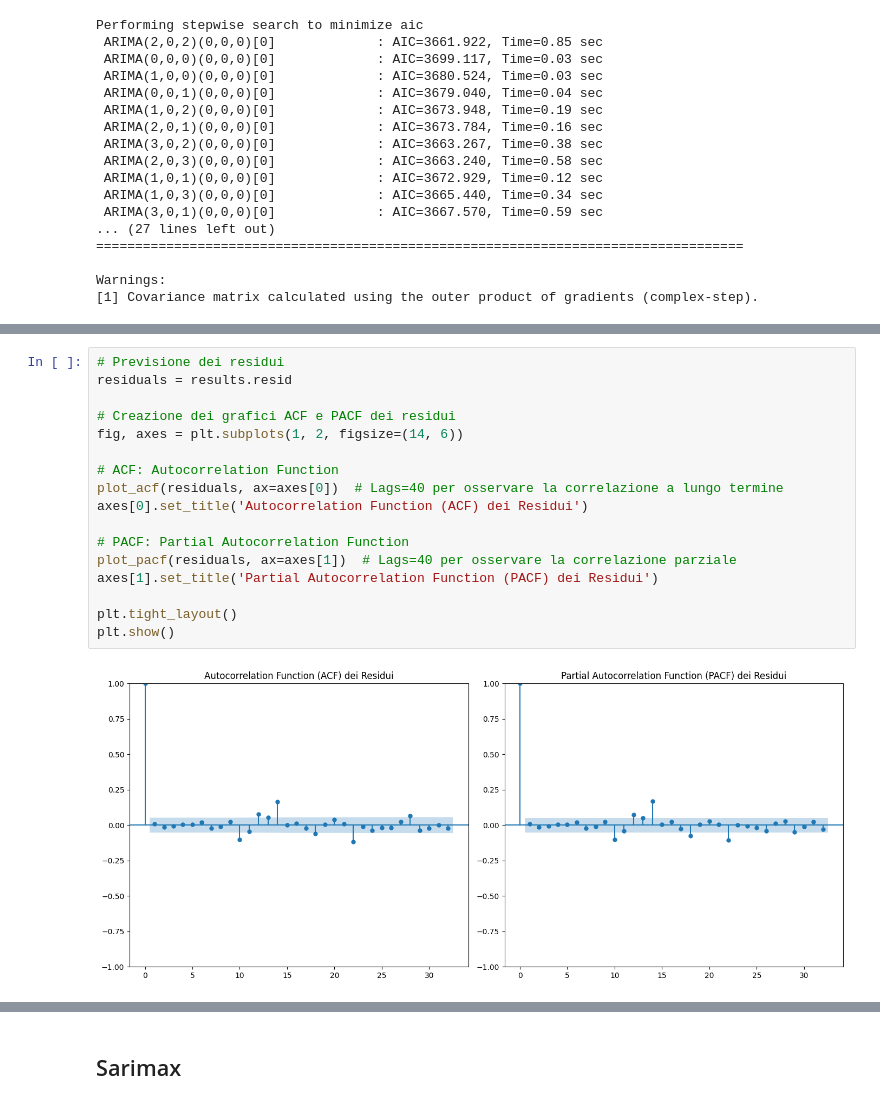
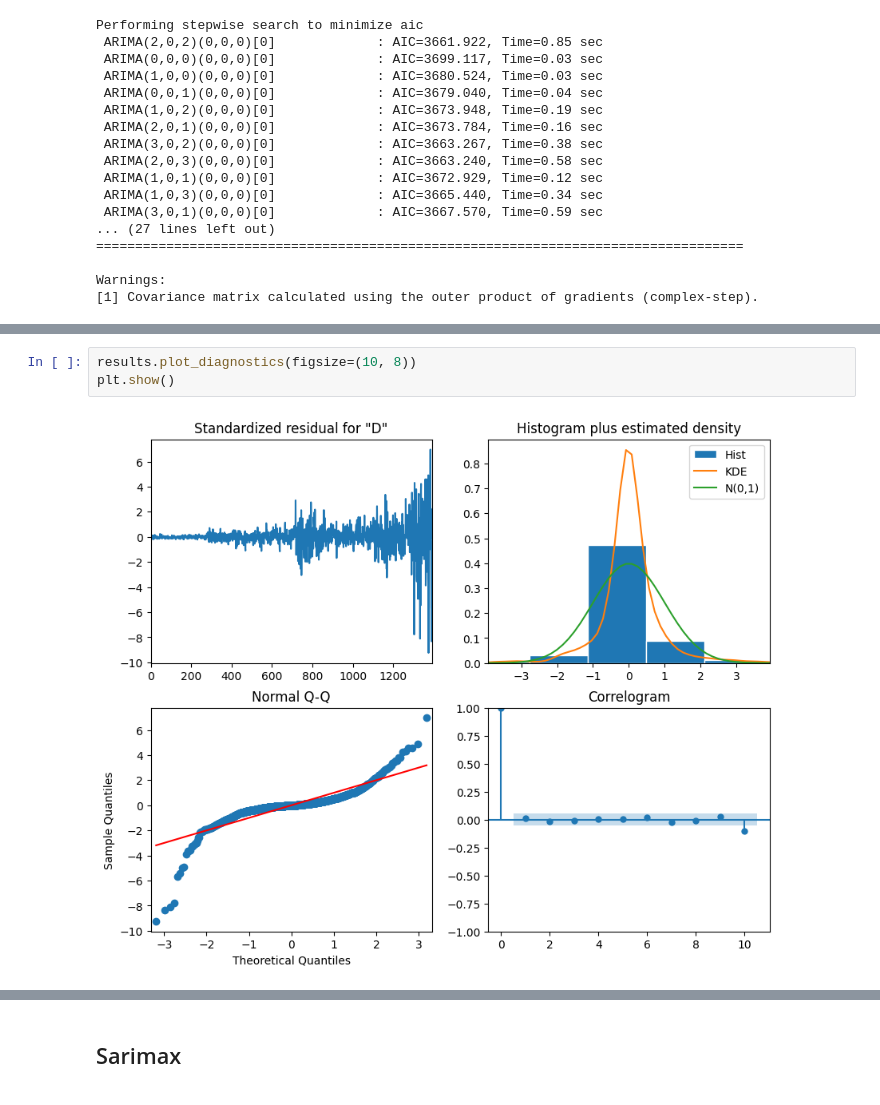
Before and after one commit to lucabellantee/Time-series-analysis, a Jupyter notebook: time_series_stocks copy.ipynb, the cells around one changed output, grey strips where cells are left out. Drawn from its saved outputs; the diff is of its cells as text.

```diff
--- a/time_series_stocks copy.ipynb
+++ b/time_series_stocks copy.ipynb
@@ -332,22 +310,8 @@ Covariance Type:                  opg
 
 Warnings:
 [1] Covariance matrix calculated using the outer product of gradients (complex-step).
-# %%
-# Previsione dei residui
-residuals = results.resid
-
-# Creazione dei grafici ACF e PACF dei residui
-fig, axes = plt.subplots(1, 2, figsize=(14, 6))
-
-# ACF: Autocorrelation Function
-plot_acf(residuals, ax=axes[0])  # Lags=40 per osservare la correlazione a lungo termine
-axes[0].set_title('Autocorrelation Function (ACF) dei Residui')
-
-# PACF: Partial Autocorrelation Function
-plot_pacf(residuals, ax=axes[1])  # Lags=40 per osservare la correlazione parziale
-axes[1].set_title('Partial Autocorrelation Function (PACF) dei Residui')
-
-plt.tight_layout()
-plt.show()
-# %% [output]
-[figure, removed]
+# %%
+results.plot_diagnostics(figsize=(10, 8))
+plt.show()
+# %% [output]
+[figure, added]
```
Also changed, not shown: parts of 7 cells of this notebook.
